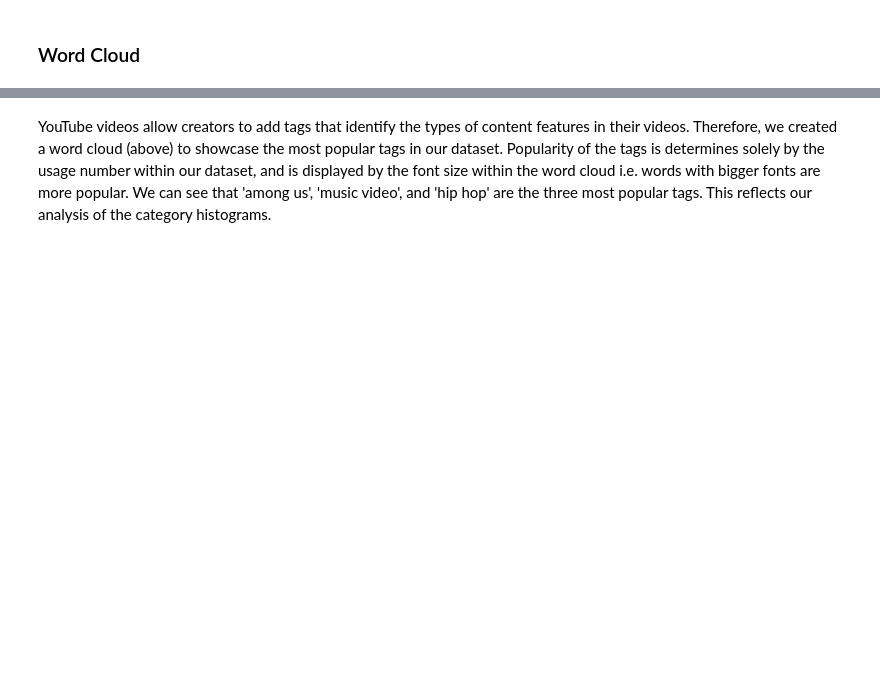
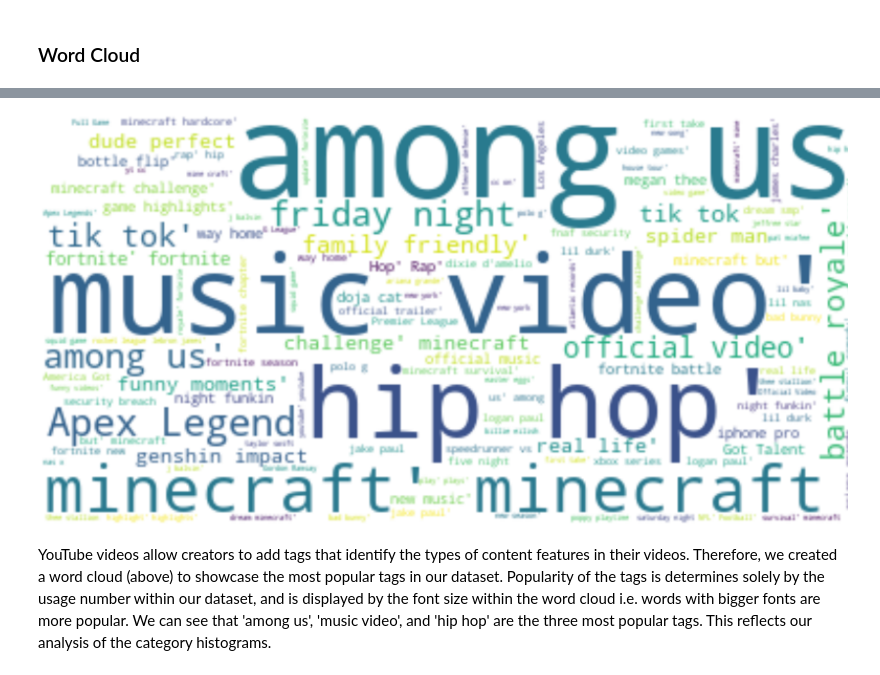
Before and after one commit to booleank/PSTAT100FinalProject, a Jupyter notebook: project-final-report.ipynb, the cells around one changed output, grey strips where cells are left out. Cells and saved outputs as stored; diff of their text form; code cells hidden in the pictures; blank space fills up the shorter version.

```diff
--- a/project-final-report.ipynb
+++ b/project-final-report.ipynb
@@ -124,3 +132,9 @@ The figures above are histograms of different observation count, views, and like
+# %%
+# <img src = "wordcloud_tags.png" alt="Drawing" style ="width:400px;"/>
+Image(filename='wordcloud_tags.png')
+# ![Wordcloud of Tags](wordcloud_tags.png)
+# %% [output]
+[figure, added]
 # %% [markdown]
 YouTube videos allow creators to add tags that identify the types of content features in their videos. Therefore, we created a word cloud (above) to showcase the most popular tags in our dataset. Popularity of the tags is determines solely by the usage number within our dataset, and is displayed by the font size within the word cloud i.e. words with bigger fonts are more popular. We can see that 'among us', 'music video', and 'hip hop' are the three most popular tags. This reflects our analysis of the category histograms.
 # %% [markdown]
```
Also changed, not shown: parts of 19 cells of this notebook.
